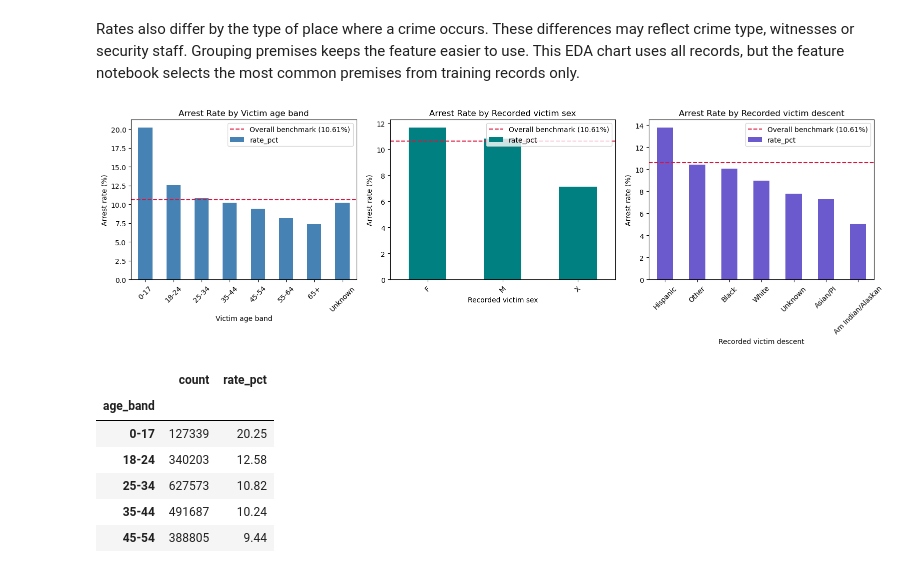
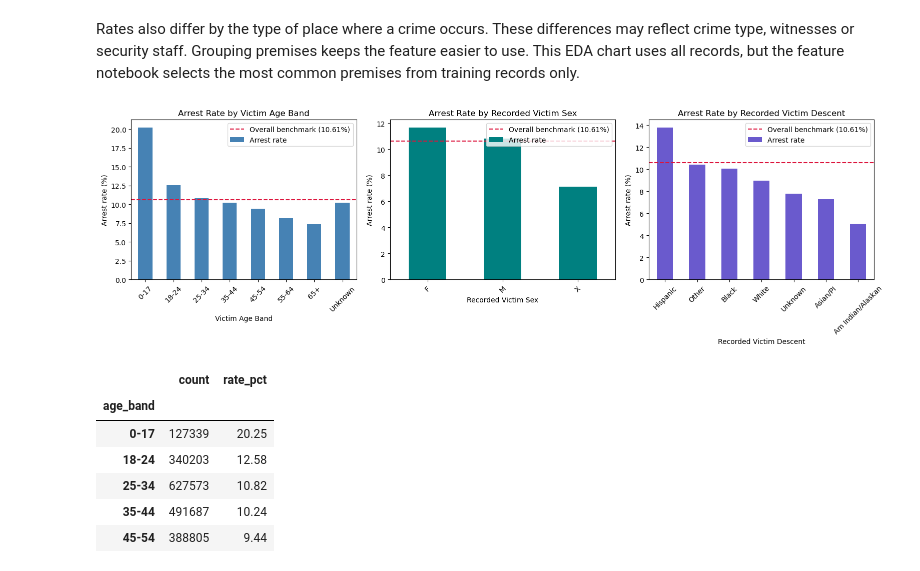
Before and after one commit to RayFuller/la_crime_capstone, a Jupyter notebook: notebooks/02_eda.ipynb, the cells around one changed output. Cells and saved outputs as stored; diff of their text form; code cells hidden in the pictures.

```diff
--- a/notebooks/02_eda.ipynb
+++ b/notebooks/02_eda.ipynb
@@ -452,24 +452,24 @@ descent_rates = descent_rates.sort_values(by='rate_pct', ascending=False)
 # %%
 # plot arrest rates for the victim groups
 fig, ax = plt.subplots(1, 3, figsize=(16, 5))
 for rates, axis, label, color in [
-    (age_rates, ax[0], 'Victim age band', 'steelblue'),
-    (sex_rates, ax[1], 'Recorded victim sex', 'teal'),
-    (descent_rates, ax[2], 'Recorded victim descent', 'slateblue')
+    (age_rates, ax[0], 'Victim Age Band', 'steelblue'),
+    (sex_rates, ax[1], 'Recorded Victim Sex', 'teal'),
+    (descent_rates, ax[2], 'Recorded Victim Descent', 'slateblue')
 ]:
-    rates['rate_pct'].plot(kind='bar', ax=axis, color=color)
+    rates['rate_pct'].plot(kind='bar', ax=axis, color=color, label='Arrest rate')
     axis.axhline(overall_arrest_rate, color='crimson', linestyle='--',
                  label=f'Overall benchmark ({overall_arrest_rate:.2f}%)')
-    axis.legend()
+    axis.legend(loc='upper right')
     axis.set_title(f'Arrest Rate by {label}')
     axis.set_xlabel(label)
     axis.set_ylabel('Arrest rate (%)')
     axis.tick_params(axis='x', rotation=45)
 plt.tight_layout()
 plt.savefig('../images/arrest_rate_by_victim_demographics.png', dpi=150)
 plt.show()
 # %% [output]
-[figure, old version]
+[figure, new version]
 # %%
 # show incident counts and arrest rates by age group
 age_rates[['count', 'rate_pct']].round(2)
```
Also changed, not shown: parts of 6 cells of this notebook, 8 other files.
